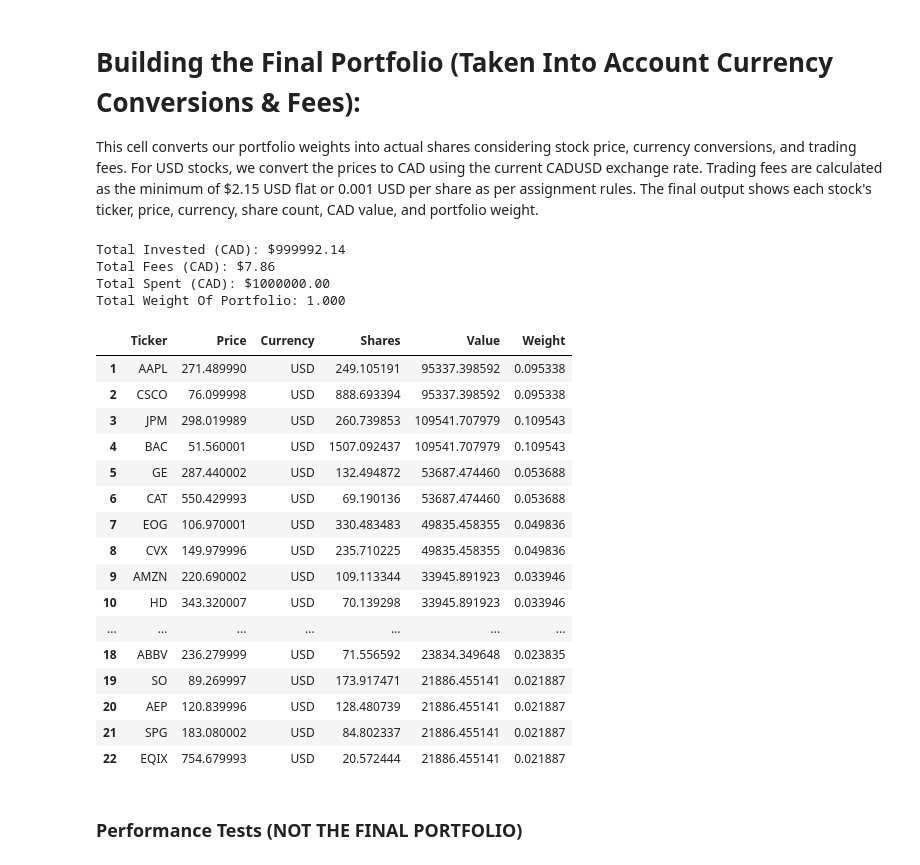
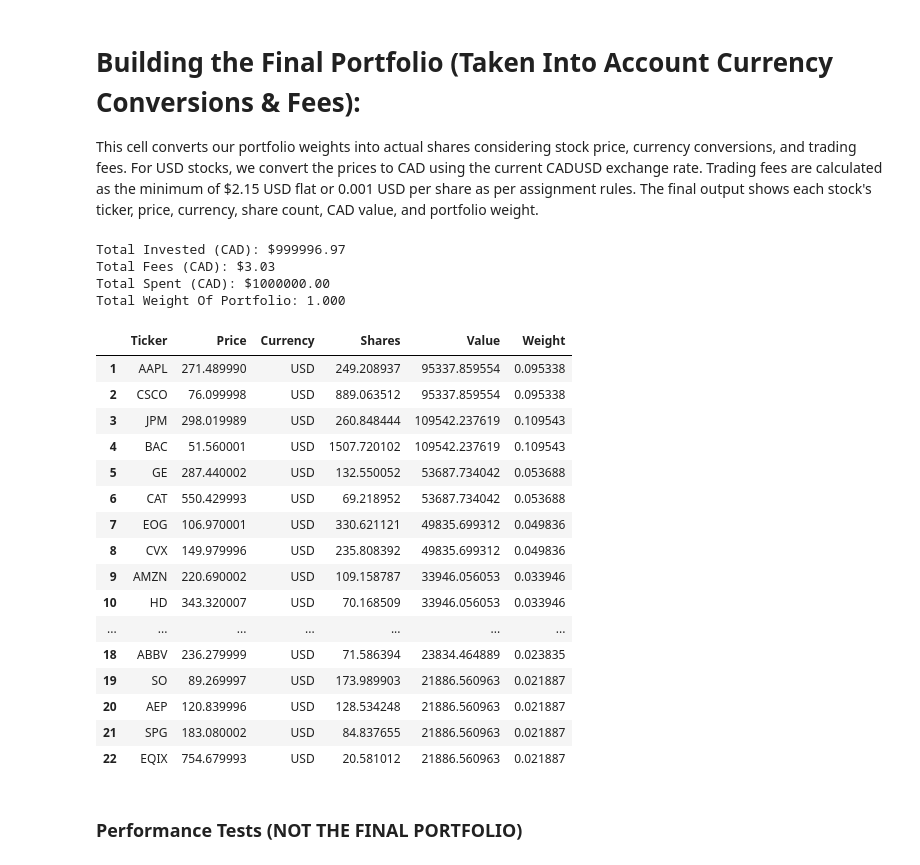
Before and after one commit to samyakj07/CFM-101-Final, a Jupyter notebook: Team_09_Assignment-aryan.ipynb, the cells around one changed output. Cells and saved outputs as stored; diff of their text form; code cells hidden in the pictures.

```diff
--- a/Team_09_Assignment-aryan.ipynb
+++ b/Team_09_Assignment-aryan.ipynb
@@ -1196,13 +1197,17 @@ cad_to_usd = yf.Ticker("CADUSD=X")
 cad_to_usd_hist = cad_to_usd.history(period="1d")
 cadusd = cad_to_usd_hist["Close"].iloc[-1]
 
+# convers the flat trading fee from USD to CAD and subtract it from the total budget
+fee_usd_flat = fee_flat_usd
+fee_cad_flat = fee_usd_flat / cadusd
+budget_for_stocks = total_budget_cad - fee_cad_flat
+
 # x = number of selected stocks
 x = len(stocks_chosen_df)
 
 # created lists to store values before budget scaling
 initial_shares_without_budget = []
 cad_value_without_budget = []
-cad_fees_without_budget = []
 
 # created a for loop to calculate the number of shares using raw weights
 for i in range(x):
@@ -1220,37 +1225,27 @@ for i in range(x):
         price_cad = price
 
     # calculates the CAD dollars allocated based on weight
-    value_in_cad = total_budget_cad * weight
+    value_in_cad = budget_for_stocks * weight
 
     # calculates the number of shares
     shares = value_in_cad / price_cad
 
-    # calculate USD fees (whichever is cheaper)
-    fees_in_usd = min(fee_flat_usd, fee_per_share_usd * shares)
-
-    # converts fees to CAD
-    fees_in_cad = fees_in_usd / cadusd
-
     # storing the initial values (without scaling to budget)
     initial_shares_without_budget.append(shares)
     cad_value_without_budget.append(shares * price_cad)
-    cad_fees_without_budget.append(fees_in_cad)
 
 # calculating the total value before adjusting for overspending
 total_value_without_budget = sum(cad_value_without_budget)
-total_fees_without_budget = sum(cad_fees_without_budget)
-total_spent_without_budget = total_value_without_budget + total_fees_without_budget
 
 # used an if statement to see if a stock was overspent on, scale the number of shares downward
-if total_spent_without_budget > 0:
-    scaling_of_cost = total_budget_cad / total_spent_without_budget
+if total_value_without_budget > 0:
+    scaling_of_cost = budget_for_stocks / total_value_without_budget
 else:
     scaling_of_cost = 1
 
-# final share, value, and fee lists
+# final shares and value list
 shares_final = []
 cad_value_final = []
-cad_fees_final = []
 
 # created a for loop to apply the scaling factor and recalculate everything
 for i in range(x):
@@ -1268,67 +1263,70 @@ for i in range(x):
     # final number of shares
     shares = initial_shares_without_budget[i] * scaling_of_cost
 
-    # calculating the fees again using scaled shares
-    fees_in_usd = min(fee_flat_usd, fee_per_share_usd * shares)
-    fees_in_cad = fees_in_usd / cadusd
-
     # convert value of fees to CAD
     value_in_cad = shares * price_cad
 
     # storing the final results
     shares_final.append(shares)
     cad_value_final.append(value_in_cad)
-    cad_fees_final.append(fees_in_cad)
 
-# created variables to store the portfolio totals after scaling
+# calculates the total portfolio value in CAD
 total_value_cad = sum(cad_value_final)
-total_fees_cad  = sum(cad_fees_final)
+
+# total number of shares purchased across the entire portfolio
+total_shares = sum(shares_final)
+
+# calculates the USD fee (whichever is cheaper) and converts it to CAD
+fee_usd = min(fee_flat_usd, fee_per_share_usd * total_shares)
+total_fees_cad = fee_usd / cadusd
+
+# calculating the total money spent in CAD (should be 1 million)
 total_spent_cad = total_value_cad + total_fees_cad
 
 # printing those total values out
 print(f"Total Invested (CAD): ${total_value_cad:.2f}")
 print(f"Total Fees (CAD): ${total_fees_cad:.2f}")
 print(f"Total Spent (CAD): ${total_spent_cad:.2f}")
 
 # adding the numbers of shares and the portfolio value of each stock to the main DataFrame
 stocks_chosen_df["Shares"] = shares_final
 stocks_chosen_df["Value"] = cad_value_final
 
 # constructing the final portfolio
 Portfolio_Final = stocks_chosen_df[["Ticker", "Price", "Currency", "Shares", "Value", "Weight"]].copy()
 Portfolio_Final.index = range(1, len(Portfolio_Final) + 1)
 
 # outputting the total weight of portfolio to ensure it adds to 1
 print(f"Total Weight Of Portfolio: {Portfolio_Final['Weight'].sum():.3f}")
 
 # Required For TA
 # Stocks_Final = Portfolio_Final[["Ticker", "Shares"]].copy()
 # Stocks_Final.to_csv("Stocks_Group_09.csv", index=False)
 
 # outputting the final portfolio
 Portfolio_Final
 # %% [output]
-Total Invested (CAD): $999992.14
-Total Fees (CAD): $7.86
+Total Invested (CAD): $999996.97
+Total Fees (CAD): $3.03
 Total Spent (CAD): $1000000.00
 Total Weight Of Portfolio: 1.000
 |  | Ticker | Price | Currency | Shares | Value | Weight |
-| 1 | AAPL | 271.489990 | USD | 249.105191 | 95337.398592 | 0.095338 |
-| 2 | CSCO | 76.099998 | USD | 888.693394 | 95337.398592 | 0.095338 |
-| 3 | JPM | 298.019989 | USD | 260.739853 | 109541.707979 | 0.109543 |
-| 4 | BAC | 51.560001 | USD | 1507.092437 | 109541.707979 | 0.109543 |
-| 5 | GE | 287.440002 | USD | 132.494872 | 53687.474460 | 0.053688 |
-| 6 | CAT | 550.429993 | USD | 69.190136 | 53687.474460 | 0.053688 |
-| 7 | EOG | 106.970001 | USD | 330.483483 | 49835.458355 | 0.049836 |
-| 8 | CVX | 149.979996 | USD | 235.710225 | 49835.458355 | 0.049836 |
-| 9 | AMZN | 220.690002 | USD | 109.113344 | 33945.891923 | 0.033946 |
-| 10 | HD | 343.320007 | USD | 70.139298 | 33945.891923 | 0.033946 |
+| 1 | AAPL | 271.489990 | USD | 249.208937 | 95337.859554 | 0.095338 |
+| 2 | CSCO | 76.099998 | USD | 889.063512 | 95337.859554 | 0.095338 |
+| 3 | JPM | 298.019989 | USD | 260.848444 | 109542.237619 | 0.109543 |
+| 4 | BAC | 51.560001 | USD | 1507.720102 | 109542.237619 | 0.109543 |
+| 5 | GE | 287.440002 | USD | 132.550052 | 53687.734042 | 0.053688 |
+| 6 | CAT | 550.429993 | USD | 69.218952 | 53687.734042 | 0.053688 |
+| 7 | EOG | 106.970001 | USD | 330.621121 | 49835.699312 | 0.049836 |
+| 8 | CVX | 149.979996 | USD | 235.808392 | 49835.699312 | 0.049836 |
+| 9 | AMZN | 220.690002 | USD | 109.158787 | 33946.056053 | 0.033946 |
+| 10 | HD | 343.320007 | USD | 70.168509 | 33946.056053 | 0.033946 |
 | ... | ... | ... | ... | ... | ... | ... |
-| 18 | ABBV | 236.279999 | USD | 71.556592 | 23834.349648 | 0.023835 |
-| 19 | SO | 89.269997 | USD | 173.917471 | 21886.455141 | 0.021887 |
-| 20 | AEP | 120.839996 | USD | 128.480739 | 21886.455141 | 0.021887 |
-| 21 | SPG | 183.080002 | USD | 84.802337 | 21886.455141 | 0.021887 |
-| 22 | EQIX | 754.679993 | USD | 20.572444 | 21886.455141 | 0.021887 |
+| 18 | ABBV | 236.279999 | USD | 71.586394 | 23834.464889 | 0.023835 |
+| 19 | SO | 89.269997 | USD | 173.989903 | 21886.560963 | 0.021887 |
+| 20 | AEP | 120.839996 | USD | 128.534248 | 21886.560963 | 0.021887 |
+| 21 | SPG | 183.080002 | USD | 84.837655 | 21886.560963 | 0.021887 |
+| 22 | EQIX | 754.679993 | USD | 20.581012 | 21886.560963 | 0.021887 |
 # %% [markdown]
 ### Performance Tests (NOT THE FINAL PORTFOLIO)
 # %%
```
Also changed, not shown: parts of 8 cells of this notebook.
